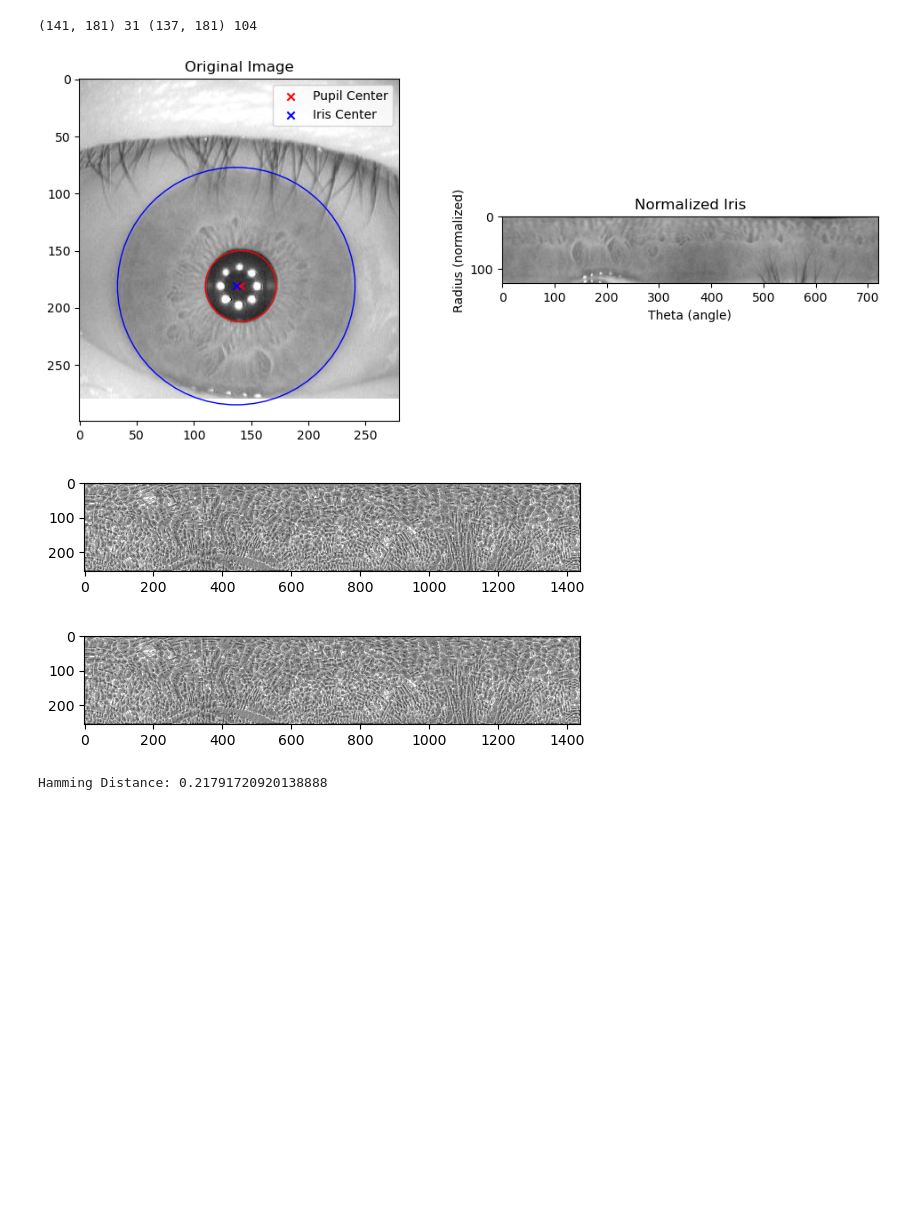
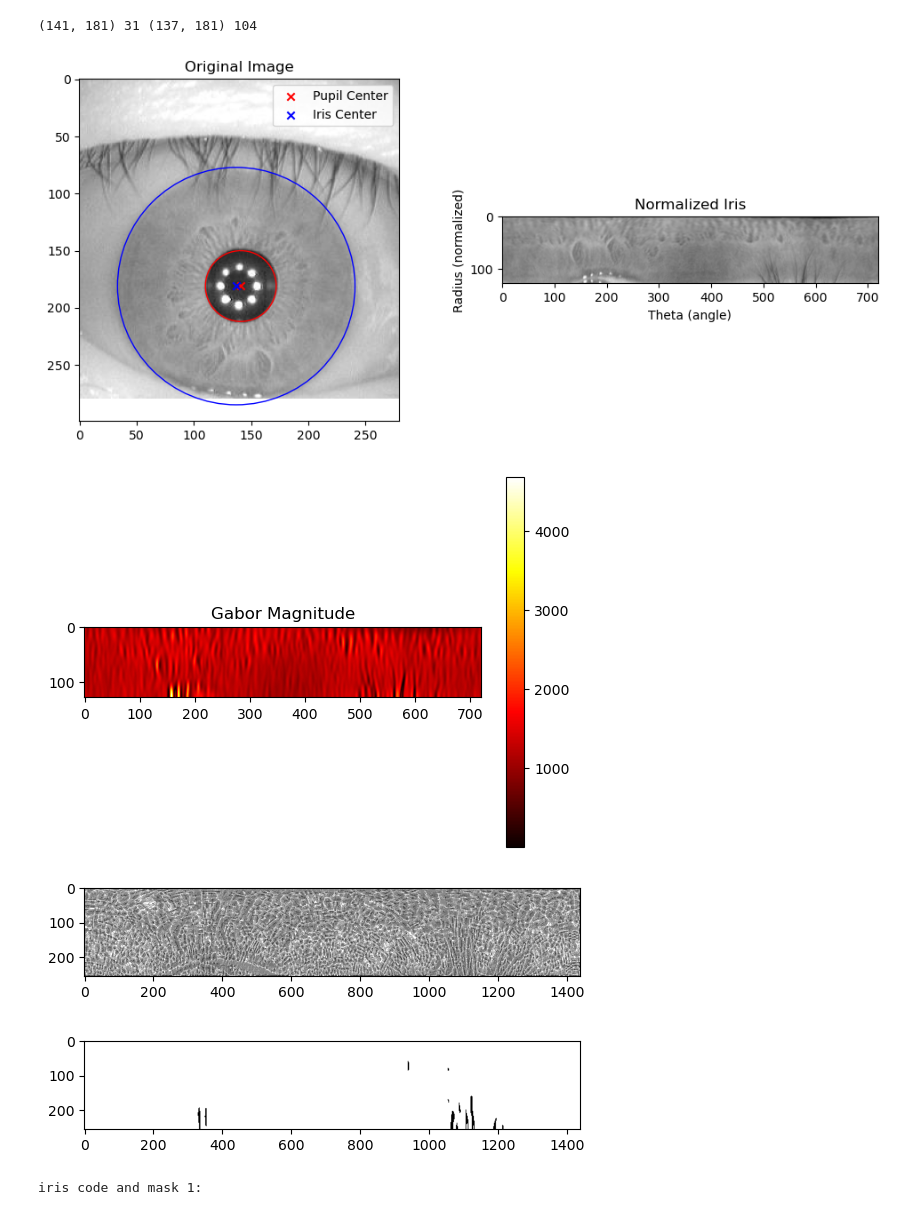
Before and after one commit to Oestertje21/ACV-PR, a Jupyter notebook: project (1).ipynb, the cells around one changed output. Drawn from its saved outputs; the diff is of its cells as text; code cells hidden in the pictures; blank space fills up the shorter version.

```diff
--- a/project (1).ipynb
+++ b/project (1).ipynb
@@ -208,7 +208,7 @@ def show_normalized_iris(normalized_iris, image, pupil_center, pupil_r, iris_cen
     plt.show()
 
 def show_iris_code(iris_code):
-    plt.imshow(iris_code1, cmap='gray')
+    plt.imshow(iris_code, cmap='gray')
     plt.show()
 # %%
 def normalize_iris(image, pupil_center, pupil_radius, iris_center, iris_radius, n_theta=720, n_r=128):
@@ -242,7 +242,7 @@ def normalize_iris(image, pupil_center, pupil_radius, iris_center, iris_radius,
     return normalized
 
 
-def hamming_distance(code1: np.ndarray, code2: np.ndarray) -> float:
+def hamming_distance_no_mask(code1: np.ndarray, code2: np.ndarray) -> float:
     """
     Compute Hamming distance between two binary iris codes (without masking).
 
@@ -283,37 +355,33 @@ def pipeline(img_path):
 
     normalized_iris = normalize_iris(image, pupil_center, pupil_r, iris_center, iris_r)
     show_normalized_iris(normalized_iris, image, pupil_center, pupil_r, iris_center, iris_r)
-    # Generate Gabor kernel
-    #gabor_kernel = gabor_filter(kernel_size=31, sigma=4.0, theta=0, lambd=10.0, gamma=0.5, psi=0)
-
-    # Extract iris code and mask
-    #iris_code, mask = extract_iris_code(normalized_iris, gabor_kernel)
 
     #triangular pattern
     iris_code = ltp.LTP_Class.LTP_loop_pixels(normalized_iris)
 
-    """
-    # Visualize results
-    plt.figure(figsize=(12, 4))
-    plt.subplot(1, 3, 1)
-    plt.title('Normalized Iris')
-    plt.imshow(normalized_iris, cmap='gray', aspect='auto')
-    """
+    #generate mask
+    gabor_response = apply_gabor_filter(normalized_iris)
+    mask = generate_gabor_mask(gabor_response)
+    mask = cv2.resize(mask, (iris_code.shape[1], iris_code.shape[0])) #make mask same size as iris code
 
-    #plt.subplot(1, 3, 3)
-    #plt.title('Mask')
-    #plt.imshow(mask, cmap='gray', aspect='auto')
-    #plt.show()
+    plt.imshow(np.abs(gabor_response), cmap='hot')
+    plt.title("Gabor Magnitude")
+    plt.colorbar()
+    plt.show()
 
-    return iris_code#, mask
+    return iris_code, mask
 # %%
-iris_code1= pipeline("eye3_2.jpg")
-iris_code2= pipeline("eye3_1.jpg")
+iris_code1, mask1 = pipeline("eye3_2.jpg")
+iris_code2, mask2= pipeline("eye3_1.jpg")
 
 show_iris_code(iris_code1)
+show_iris_code(mask1)
+print ("iris code and mask 1:")
 show_iris_code(iris_code2)
+show_iris_code(mask2)
+print ("iris code and mask 2:")
 
-hd = hamming_distance(iris_code1, iris_code2)
+hd = hamming_distance_no_mask(iris_code1, iris_code2)
 print(f"Hamming Distance: {hd}")
 # %% [output]
 (153, 185) 33 (149, 185) 105
@@ -321,5 +390,6 @@ print(f"Hamming Distance: {hd}")
 (141, 181) 31 (137, 181) 104
-[figure, old version]
-[figure, old version]
+[figure, new version]
-[figure, old version]
+[figure, new version]
+[figure, added]
+[figure, added]
-Hamming Distance: 0.21791720920138888
+iris code and mask 1:
```
Also changed, not shown: parts of 4 cells of this notebook.
